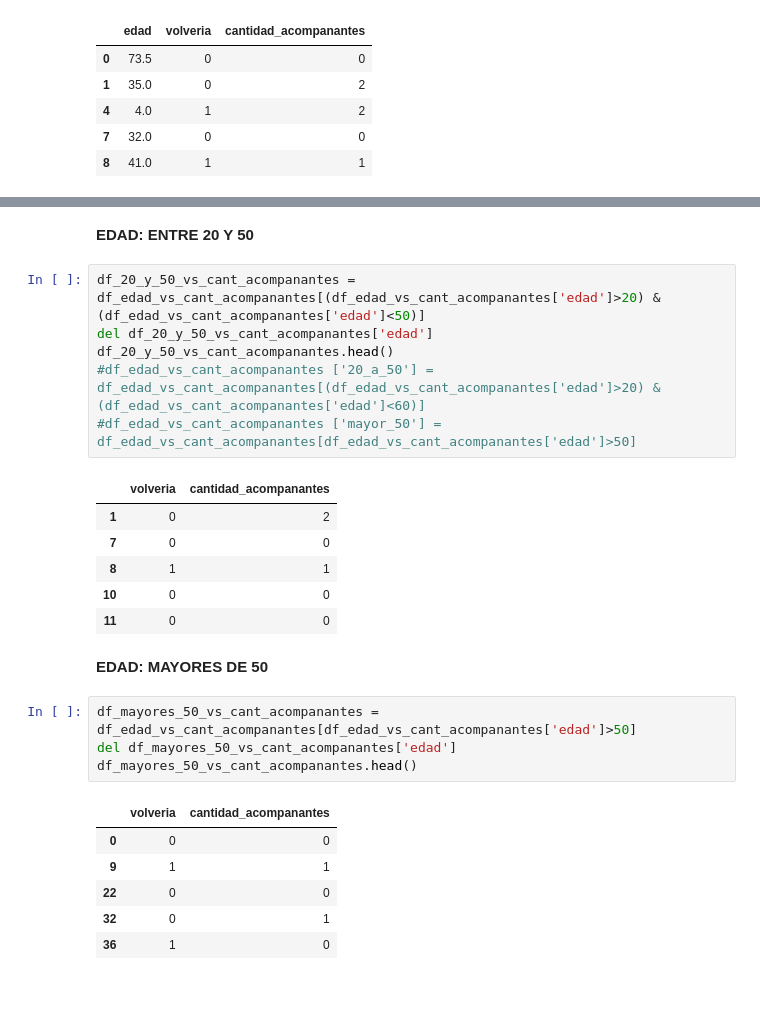
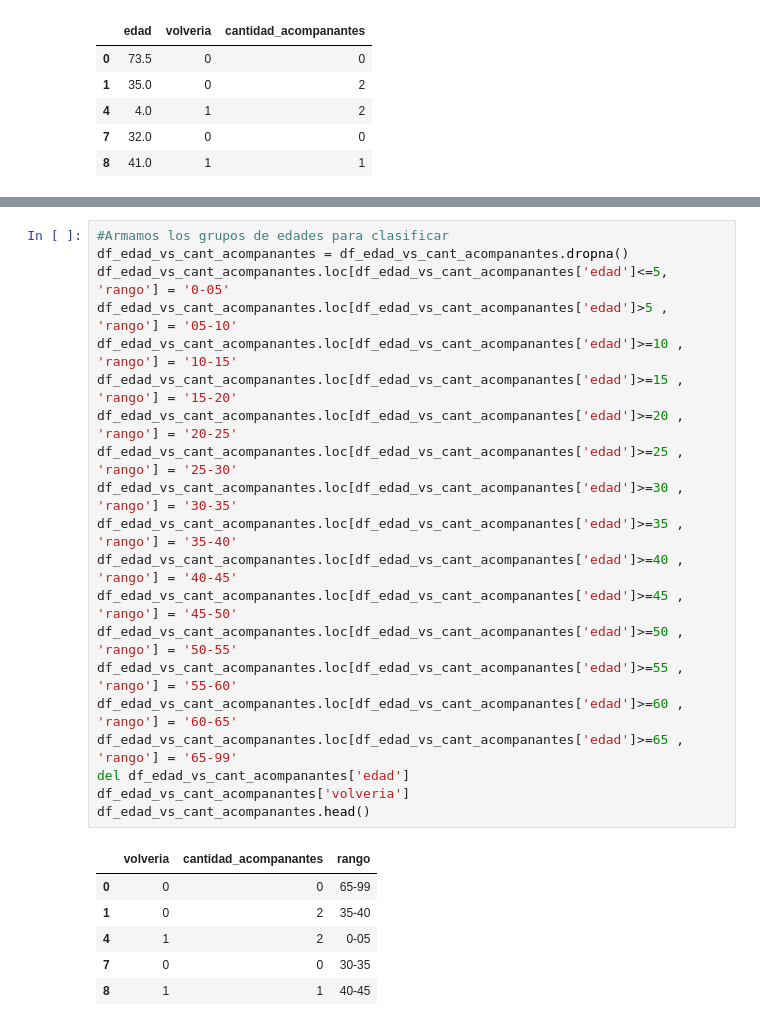
Before and after one commit to lionelguglielmone/OrgaDeCompusTP, a Jupyter notebook: tp1_main.ipynb, the cells around one changed output, grey strips where cells are left out. Drawn from its saved outputs; the diff is of its cells as text; blank space fills up the shorter version.

```diff
--- a/tp1_main.ipynb
+++ b/tp1_main.ipynb
@@ -1338,28 +1325,27 @@ df_menor_a_20_vs_cant_acompanantes.head()
-# %% [markdown]
-**EDAD: ENTRE 20 Y 50**
-# %%
-df_20_y_50_vs_cant_acompanantes = df_edad_vs_cant_acompanantes[(df_edad_vs_cant_acompanantes['edad']>20) & (df_edad_vs_cant_acompanantes['edad']<50)]
-del df_20_y_50_vs_cant_acompanantes['edad']
-df_20_y_50_vs_cant_acompanantes.head()
-#df_edad_vs_cant_acompanantes ['20_a_50'] = df_edad_vs_cant_acompanantes[(df_edad_vs_cant_acompanantes['edad']>20) & (df_edad_vs_cant_acompanantes['edad']<60)]
-#df_edad_vs_cant_acompanantes ['mayor_50'] = df_edad_vs_cant_acompanantes[df_edad_vs_cant_acompanantes['edad']>50]
-# %% [output]
-|  | volveria | cantidad_acompanantes |
-| 1 | 0 | 2 |
-| 7 | 0 | 0 |
-| 8 | 1 | 1 |
-| 10 | 0 | 0 |
-| 11 | 0 | 0 |
-# %% [markdown]
-**EDAD: MAYORES DE 50**
-# %%
-df_mayores_50_vs_cant_acompanantes = df_edad_vs_cant_acompanantes[df_edad_vs_cant_acompanantes['edad']>50]
-del df_mayores_50_vs_cant_acompanantes['edad']
-df_mayores_50_vs_cant_acompanantes.head()
-# %% [output]
-|  | volveria | cantidad_acompanantes |
-| 0 | 0 | 0 |
-| 9 | 1 | 1 |
-| 22 | 0 | 0 |
-| 32 | 0 | 1 |
-| 36 | 1 | 0 |
+# %%
+#Armamos los grupos de edades para clasificar
+df_edad_vs_cant_acompanantes = df_edad_vs_cant_acompanantes.dropna()
+df_edad_vs_cant_acompanantes.loc[df_edad_vs_cant_acompanantes['edad']<=5, 'rango'] = '0-05'
+df_edad_vs_cant_acompanantes.loc[df_edad_vs_cant_acompanantes['edad']>5 , 'rango'] = '05-10'
+df_edad_vs_cant_acompanantes.loc[df_edad_vs_cant_acompanantes['edad']>=10 , 'rango'] = '10-15'
+df_edad_vs_cant_acompanantes.loc[df_edad_vs_cant_acompanantes['edad']>=15 , 'rango'] = '15-20'
+df_edad_vs_cant_acompanantes.loc[df_edad_vs_cant_acompanantes['edad']>=20 , 'rango'] = '20-25'
+df_edad_vs_cant_acompanantes.loc[df_edad_vs_cant_acompanantes['edad']>=25 , 'rango'] = '25-30'
+df_edad_vs_cant_acompanantes.loc[df_edad_vs_cant_acompanantes['edad']>=30 , 'rango'] = '30-35'
+df_edad_vs_cant_acompanantes.loc[df_edad_vs_cant_acompanantes['edad']>=35 , 'rango'] = '35-40'
+df_edad_vs_cant_acompanantes.loc[df_edad_vs_cant_acompanantes['edad']>=40 , 'rango'] = '40-45'
+df_edad_vs_cant_acompanantes.loc[df_edad_vs_cant_acompanantes['edad']>=45 , 'rango'] = '45-50'
+df_edad_vs_cant_acompanantes.loc[df_edad_vs_cant_acompanantes['edad']>=50 , 'rango'] = '50-55'
+df_edad_vs_cant_acompanantes.loc[df_edad_vs_cant_acompanantes['edad']>=55 , 'rango'] = '55-60'
+df_edad_vs_cant_acompanantes.loc[df_edad_vs_cant_acompanantes['edad']>=60 , 'rango'] = '60-65'
+df_edad_vs_cant_acompanantes.loc[df_edad_vs_cant_acompanantes['edad']>=65 , 'rango'] = '65-99'
+del df_edad_vs_cant_acompanantes['edad']
+df_edad_vs_cant_acompanantes['volveria']
+df_edad_vs_cant_acompanantes.head()
+# %% [output]
+|  | volveria | cantidad_acompanantes | rango |
+| 0 | 0 | 0 | 65-99 |
+| 1 | 0 | 2 | 35-40 |
+| 4 | 1 | 2 | 0-05 |
+| 7 | 0 | 0 | 30-35 |
+| 8 | 1 | 1 | 40-45 |
```
Also changed, not shown: parts of 10 cells of this notebook.
